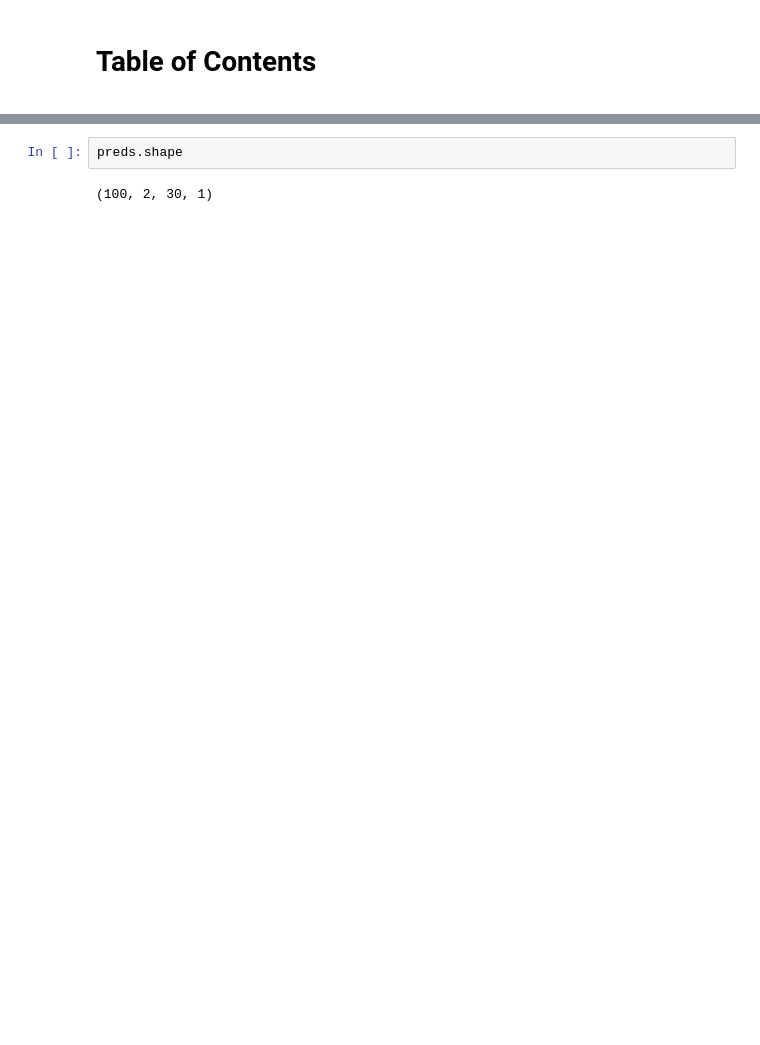
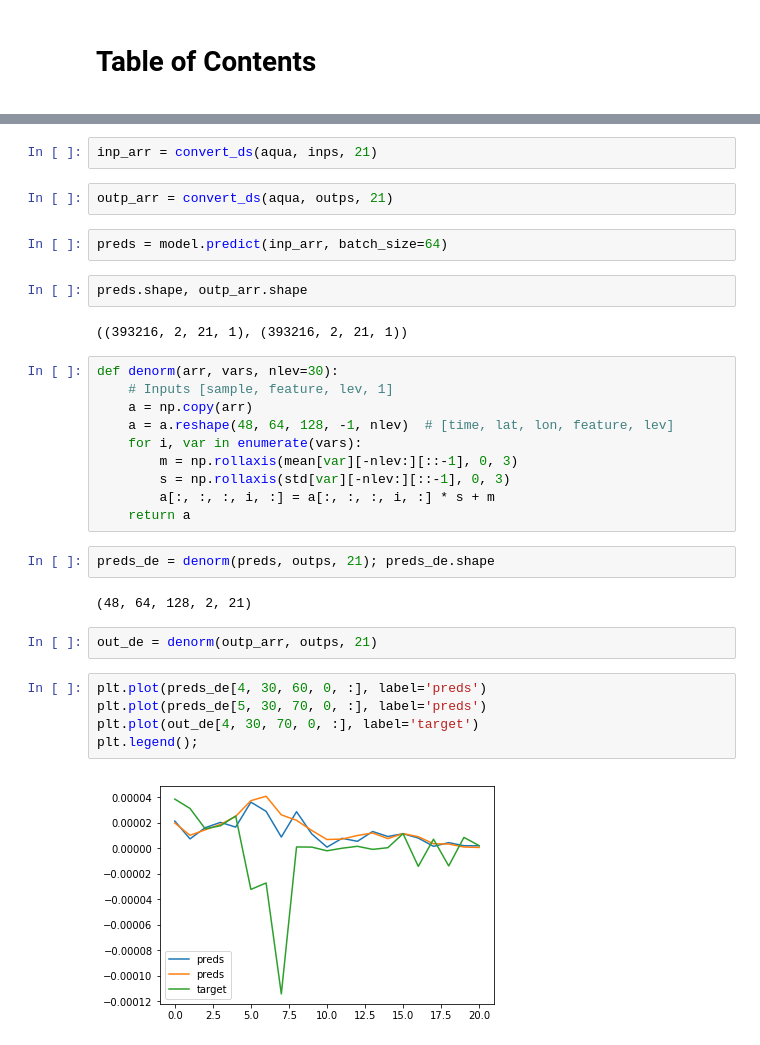
Before and after one commit to gentine/CBRAIN, a Jupyter notebook: load_keras_model.ipynb, the cells around one changed output, grey strips where cells are left out. Cells and saved outputs as stored; diff of their text form; blank space fills up the shorter version.

```diff
--- a/load_keras_model.ipynb
+++ b/load_keras_model.ipynb
@@ -40,4 +124,33 @@ preds = m.predict(x)
+# %%
+inp_arr = convert_ds(aqua, inps, 21)
+# %%
+outp_arr = convert_ds(aqua, outps, 21)
+# %%
+preds = model.predict(inp_arr, batch_size=64)
 # %%
-preds.shape
+preds.shape, outp_arr.shape
 # %% [output]
-(100, 2, 30, 1)
+((393216, 2, 21, 1), (393216, 2, 21, 1))
+# %%
+def denorm(arr, vars, nlev=30):
+    # Inputs [sample, feature, lev, 1]
+    a = np.copy(arr)
+    a = a.reshape(48, 64, 128, -1, nlev)  # [time, lat, lon, feature, lev]
+    for i, var in enumerate(vars):
+        m = np.rollaxis(mean[var][-nlev:][::-1], 0, 3)
+        s = np.rollaxis(std[var][-nlev:][::-1], 0, 3)
+        a[:, :, :, i, :] = a[:, :, :, i, :] * s + m
+    return a
+# %%
+preds_de = denorm(preds, outps, 21); preds_de.shape
+# %% [output]
+(48, 64, 128, 2, 21)
+# %%
+out_de = denorm(outp_arr, outps, 21)
+# %%
+plt.plot(preds_de[4, 30, 60, 0, :], label='preds')
+plt.plot(preds_de[5, 30, 70, 0, :], label='preds')
+plt.plot(out_de[4, 30, 70, 0, :], label='target')
+plt.legend();
+# %% [output]
+[figure, added]
```
Also changed, not shown: parts of 30 cells of this notebook.
